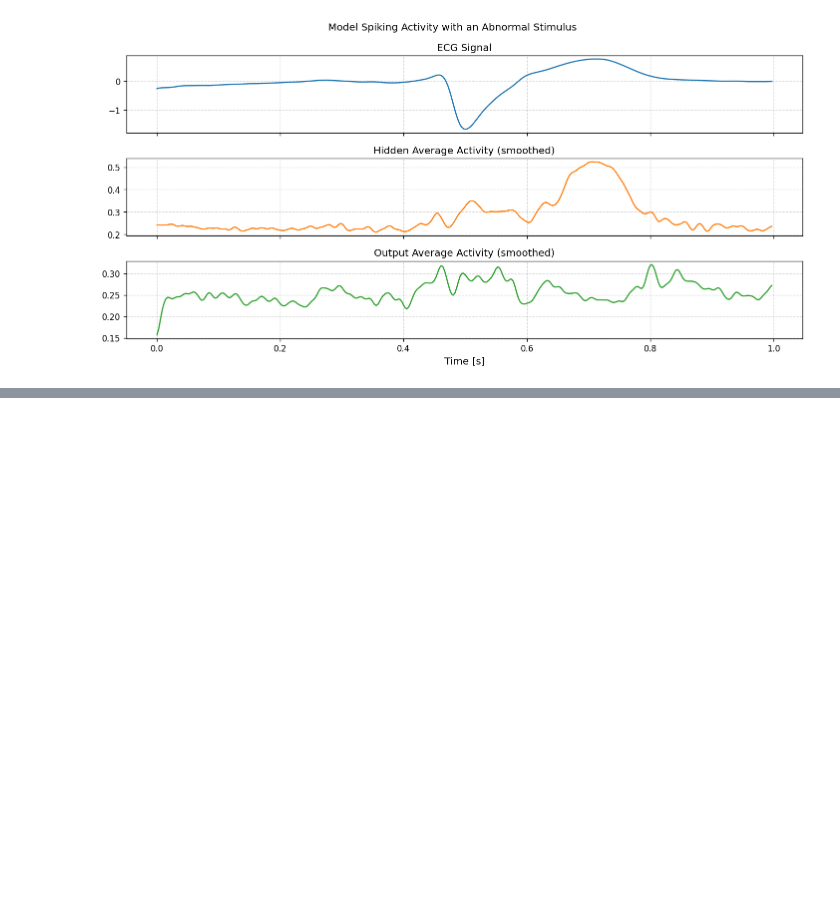
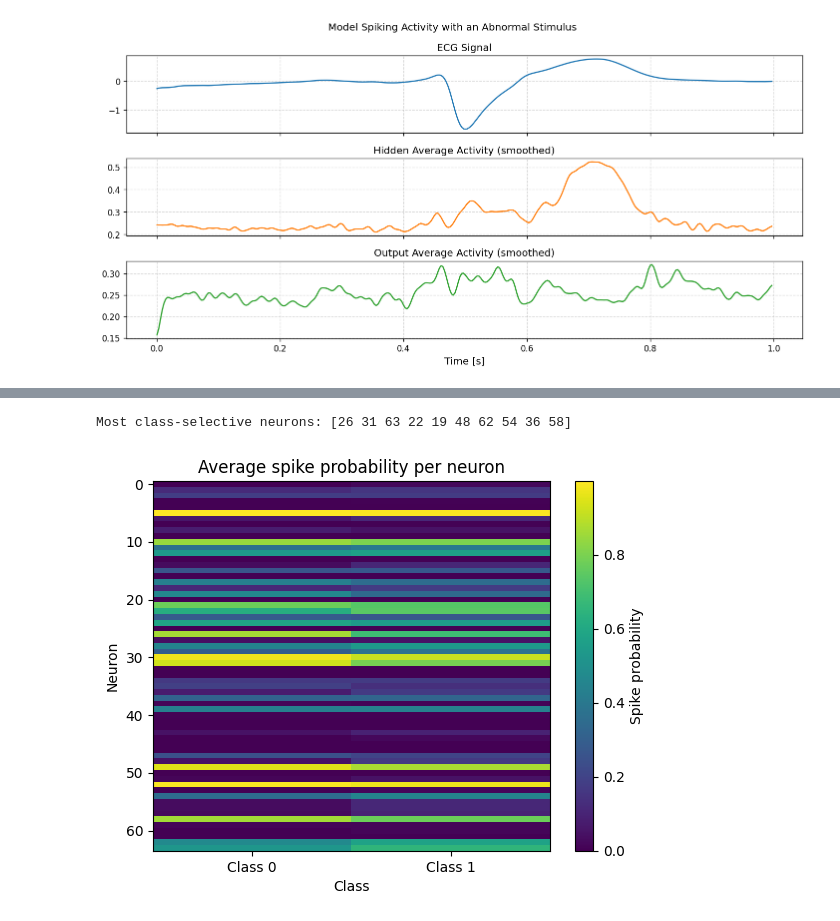
Before and after one commit to rahulpemmaraju/bic_project, a Jupyter notebook: robustness_analysis.ipynb, the cells around one changed output, grey strips where cells are left out. Saved outputs shown, nothing was run; the diff lists cells and outputs as text; code cells hidden in the pictures; blank space fills up the shorter version.

```diff
--- a/robustness_analysis.ipynb
+++ b/robustness_analysis.ipynb
@@ -368,0 +399,21 @@ array([0.22384718, 0.2224578 , 0.22023869, 0.2180656 , 0.21678501,
+# %%
+neg_z1_rates = neg_z1s.mean((0, 1))
+pos_z1_rates = pos_z1s.mean((0, 1))
+
+avg_spike_matrix = np.stack([neg_z1_rates, pos_z1_rates], 1)
+
+diff = np.abs(pos_z1_rates - neg_z1_rates)
+selective_neurons = np.argsort(diff)[-10:][::-1]
+print("Most class-selective neurons:", selective_neurons)
+
+
+plt.imshow(avg_spike_matrix, aspect='auto', cmap='viridis')
+plt.colorbar(label='Spike probability')
+plt.xticks([0, 1], ['Class 0', 'Class 1'])
+plt.xlabel('Class')
+plt.ylabel('Neuron')
+plt.title('Average spike probability per neuron')
+plt.show()
+# %% [output]
+Most class-selective neurons: [26 31 63 22 19 48 62 54 36 58]
+[figure, added]
```
Also changed, not shown: parts of 12 cells of this notebook, 12 other files.
